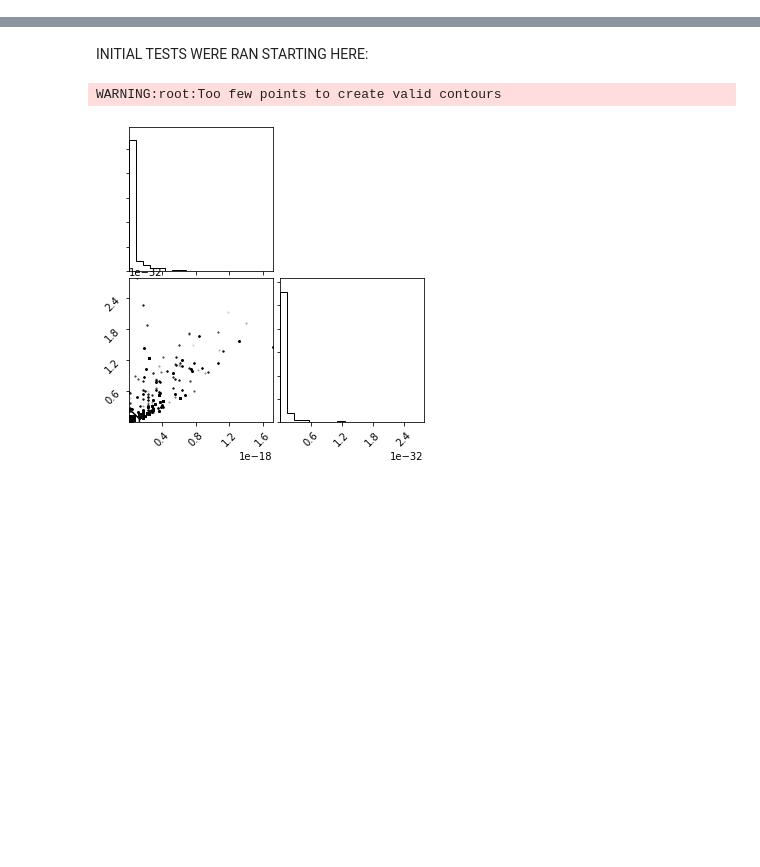
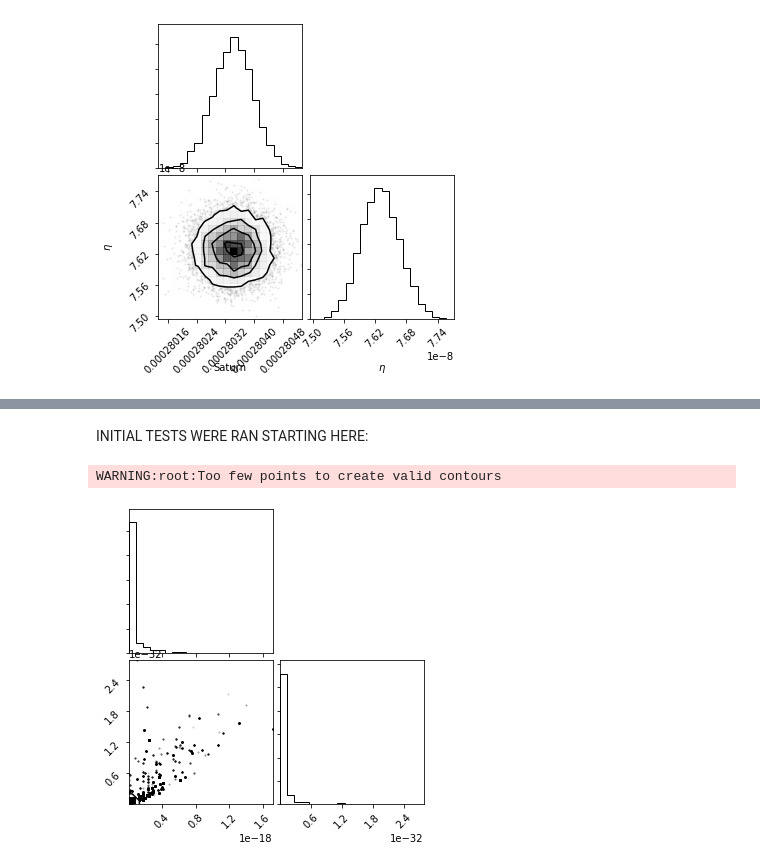
Before and after one commit to MDAddario/invisoplanet_detection, a Jupyter notebook: Running_MCMC.ipynb, the cells around one changed output, grey strips where cells are left out. Cells and saved outputs as stored; diff of their text form; code cells hidden in the pictures; blank space fills up the shorter version.

```diff
--- a/Running_MCMC.ipynb
+++ b/Running_MCMC.ipynb
@@ -51,2 +60,6 @@ def run_MCMC(filepath, known_bodies, unknown_bodies, num_dim, surrogate_points =
 # %%
-samples_SUN_JUP, flat_SUN_JUP = run_MCMC("invisoplanet_detection/data/sun_jup_2_0_1.json", 2, 1, 2)
+samples_SUN_JUP_sat, flat_SUN_JUP_sat = run_MCMC("invisoplanet_detection/data/sun_jup_sat_2_1_1.json", 2, 1, 2)
+# %%
+fig_SUN_JUP_sat = corner.corner(flat_SUN_JUP_sat, labels = ['Saturn', r'$\eta$']);
+# %% [output]
+[figure, added]
```
Also changed, not shown: parts of 9 cells of this notebook.
